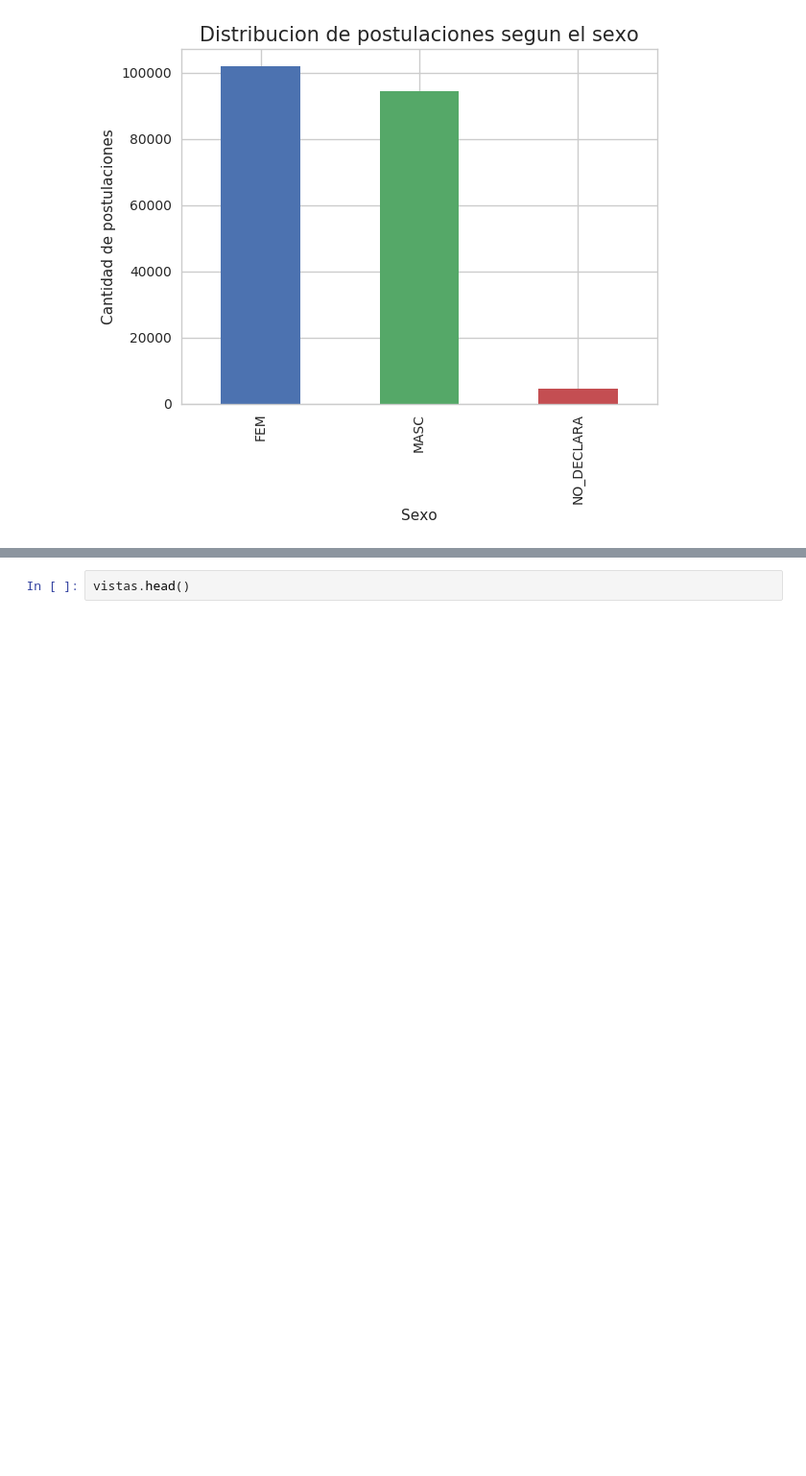
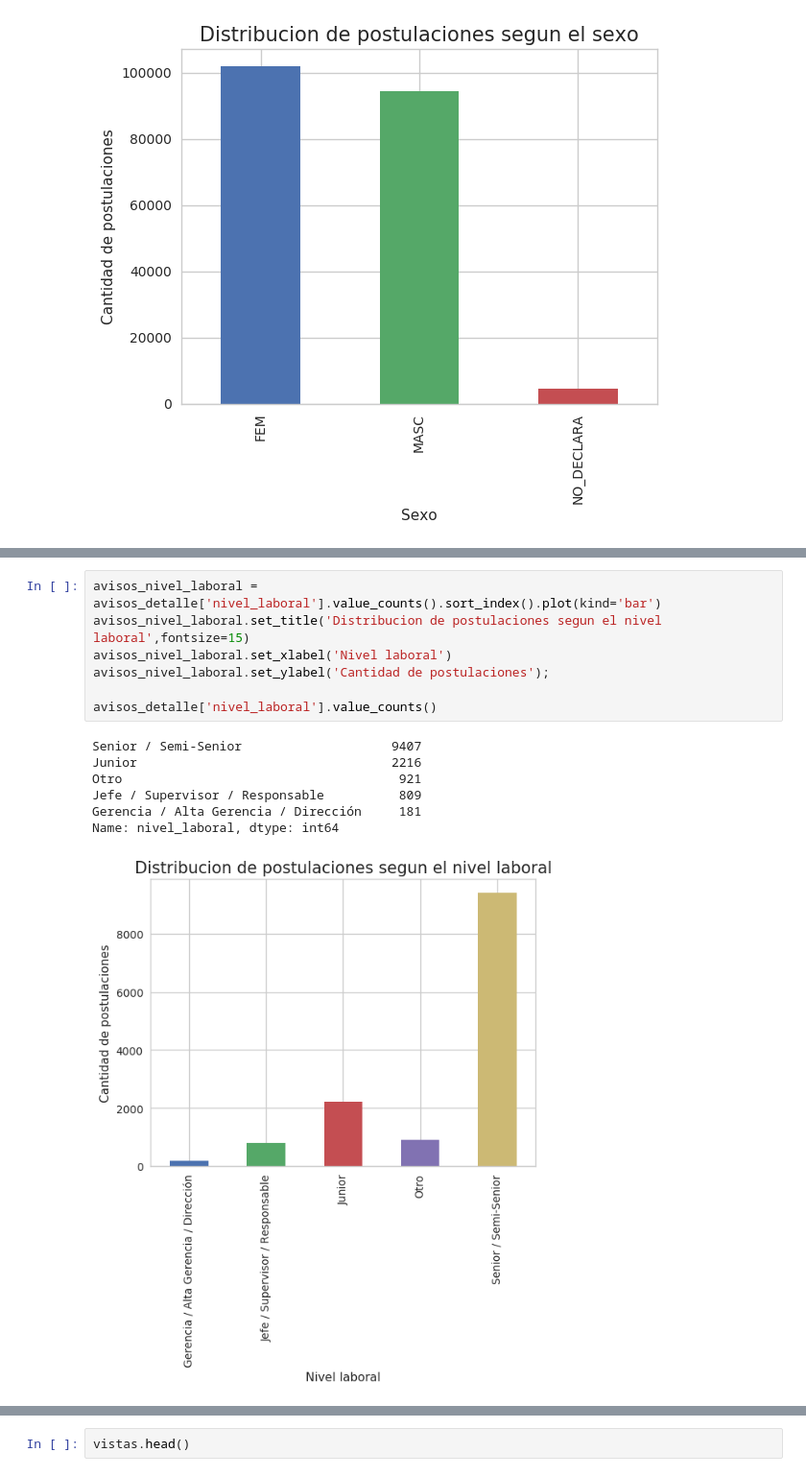
Before and after one commit to juanpcapurro/tp_datos, a Jupyter notebook: tp.ipynb, the cells around one changed output, grey strips where cells are left out. Shown at 96% size. Cells and saved outputs as stored; diff of their text form; blank space fills up the shorter version.

Commit message:
agregue unos graficos de las postulaciones por zona, tipo de trabajo y nivel de trabajo.

```diff
--- a/tp.ipynb
+++ b/tp.ipynb
@@ -176,0 +189,15 @@ post_genero.set_ylabel('Cantidad de postulaciones');
+# %%
+avisos_nivel_laboral = avisos_detalle['nivel_laboral'].value_counts().sort_index().plot(kind='bar')
+avisos_nivel_laboral.set_title('Distribucion de postulaciones segun el nivel laboral',fontsize=15)
+avisos_nivel_laboral.set_xlabel('Nivel laboral')
+avisos_nivel_laboral.set_ylabel('Cantidad de postulaciones');
+
+avisos_detalle['nivel_laboral'].value_counts()
+# %% [output]
+Senior / Semi-Senior                    9407
+Junior                                  2216
+Otro                                     921
+Jefe / Supervisor / Responsable          809
+Gerencia / Alta Gerencia / Dirección     181
+Name: nivel_laboral, dtype: int64
+[figure, added]
```
Also changed, not shown: parts of 9 cells of this notebook.
